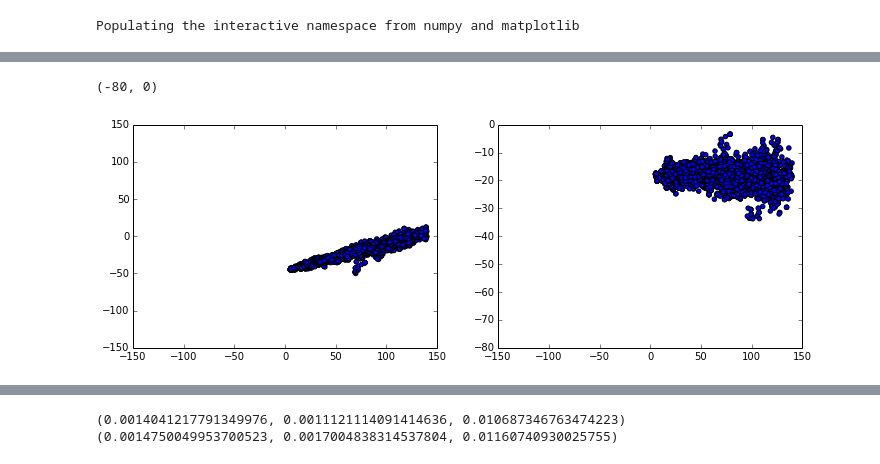
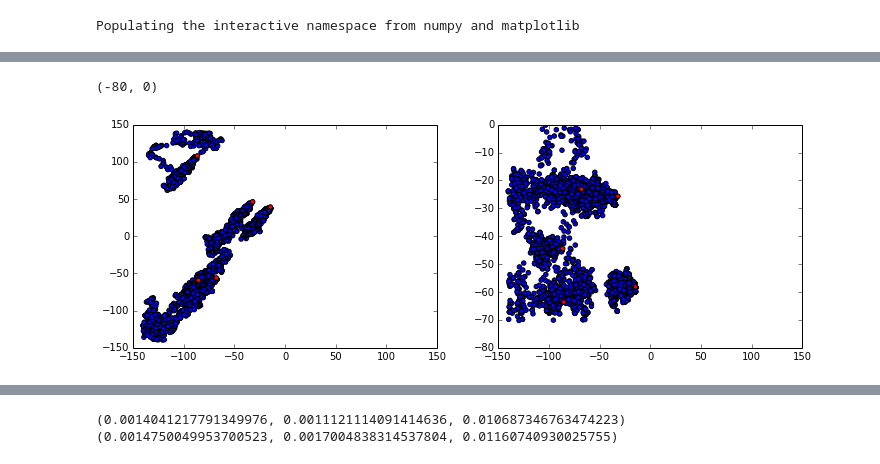
Before and after one commit to jgosmann/plume, a Jupyter notebook: notebooks/Test Metropolis-Hastings sampling.ipynb, the cells around one changed output, grey strips where cells are left out. Drawn from its saved outputs; the diff is of its cells as text; code cells hidden in the pictures.

Commit message:
Test kernels with Metropolis-Hastings and VEGAS.

```diff
--- a/notebooks/Test Metropolis-Hastings sampling.ipynb
+++ b/notebooks/Test Metropolis-Hastings sampling.ipynb
@@ -23,16 +21,22 @@ positions, values = eest.sample_with_metropolis_hastings(client, area, num_sampl
+# %%
+sources = client.get_sources()
+positions = np.concatenate([eest.sample_with_metropolis_hastings(
+    client, s, area, int(num_samples / len(sources)), proposal_std)[0] for s in sources])
 # %%
 figure(figsize=(12, 4))
 subplot(1, 2, 1)
 scatter(positions[:, 0], positions[:, 1])
+scatter(sources[:, 0], sources[:, 1], c='r')
 xlim((-150, 150))
 ylim((-150, 150))
 subplot(1, 2, 2)
 scatter(positions[:, 0], positions[:, 2])
+scatter(sources[:, 0], sources[:, 2], c='r')
 xlim((-150, 150))
 ylim((-80, 0))
 # %% [output]
 (-80, 0)
-[figure, old version]
+[figure, new version]
 # %%
 locations = client.get_locations()
 figure(figsize=(12, 4))
```
Also changed, not shown: parts of 3 cells of this notebook, 3 other files.
